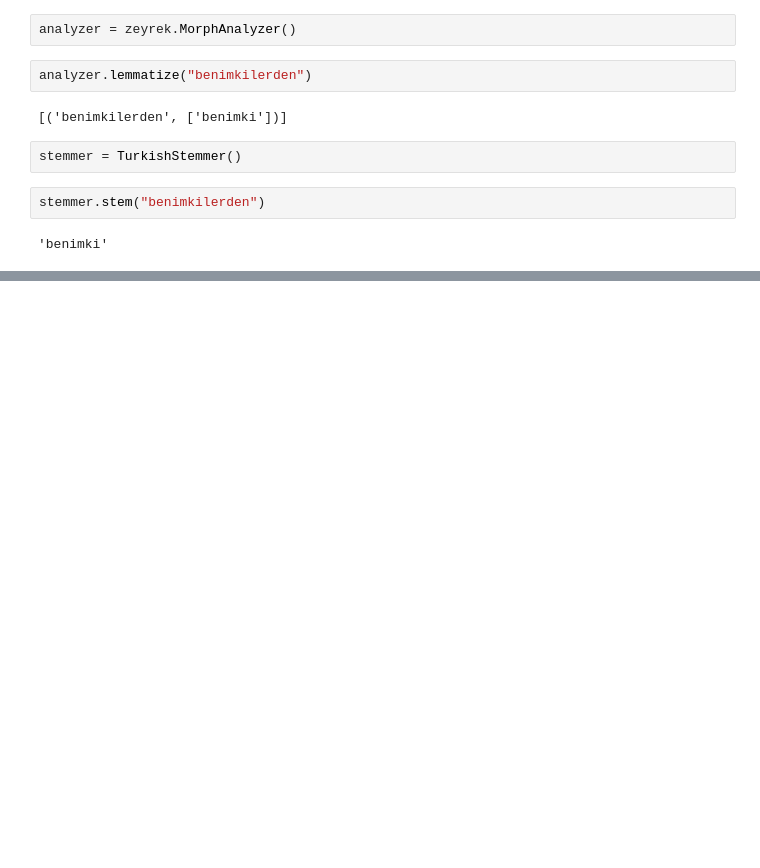
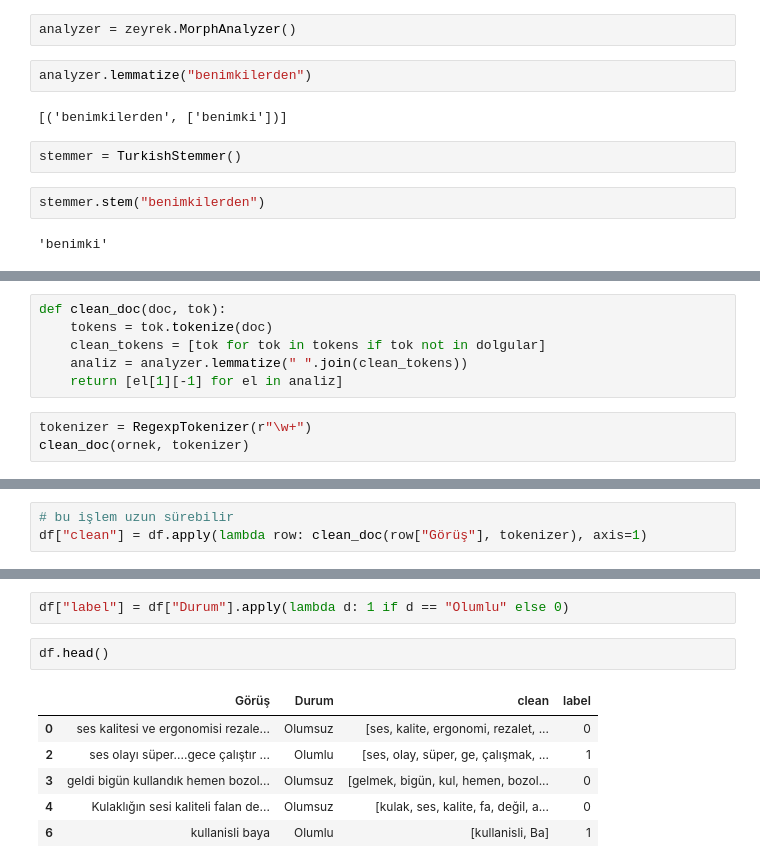
Before and after one commit to ihpar/ddi, a Jupyter notebook: LAB1/lab1.ipynb, the cells around one changed output, grey strips where cells are left out. Cells and saved outputs as stored; diff of their text form; blank space fills up the shorter version.

Commit message:
tokenizer and cleanup done

```diff
--- a/LAB1/lab1.ipynb
+++ b/LAB1/lab1.ipynb
@@ -28,0 +206,9 @@ stemmer.stem("benimkilerden")
+# %%
+def clean_doc(doc, tok):
+    tokens = tok.tokenize(doc)
+    clean_tokens = [tok for tok in tokens if tok not in dolgular]
+    analiz = analyzer.lemmatize(" ".join(clean_tokens))
+    return [el[1][-1] for el in analiz]
+# %%
+tokenizer = RegexpTokenizer(r"\w+")
+clean_doc(ornek, tokenizer)
@@ -28,0 +242,3 @@ stemmer.stem("benimkilerden")
+# %%
+# bu işlem uzun sürebilir
+df["clean"] = df.apply(lambda row: clean_doc(row["Görüş"], tokenizer), axis=1)
@@ -28,0 +254,11 @@ stemmer.stem("benimkilerden")
+# %%
+df["label"] = df["Durum"].apply(lambda d: 1 if d == "Olumlu" else 0)
+# %%
+df.head()
+# %% [output]
+|  | Görüş | Durum | clean | label |
+| 0 | ses kalitesi ve ergonomisi rezale... | Olumsuz | [ses, kalite, ergonomi, rezalet, ... | 0 |
+| 2 | ses olayı süper....gece çalıştır ... | Olumlu | [ses, olay, süper, ge, çalışmak, ... | 1 |
+| 3 | geldi bigün kullandık hemen bozol... | Olumsuz | [gelmek, bigün, kul, hemen, bozol... | 0 |
+| 4 | Kulaklığın sesi kaliteli falan de... | Olumsuz | [kulak, ses, kalite, fa, değil, a... | 0 |
+| 6 | kullanisli baya | Olumlu | [kullanisli, Ba] | 1 |
```
Also changed, not shown: parts of 32 cells of this notebook, 2 other files.
